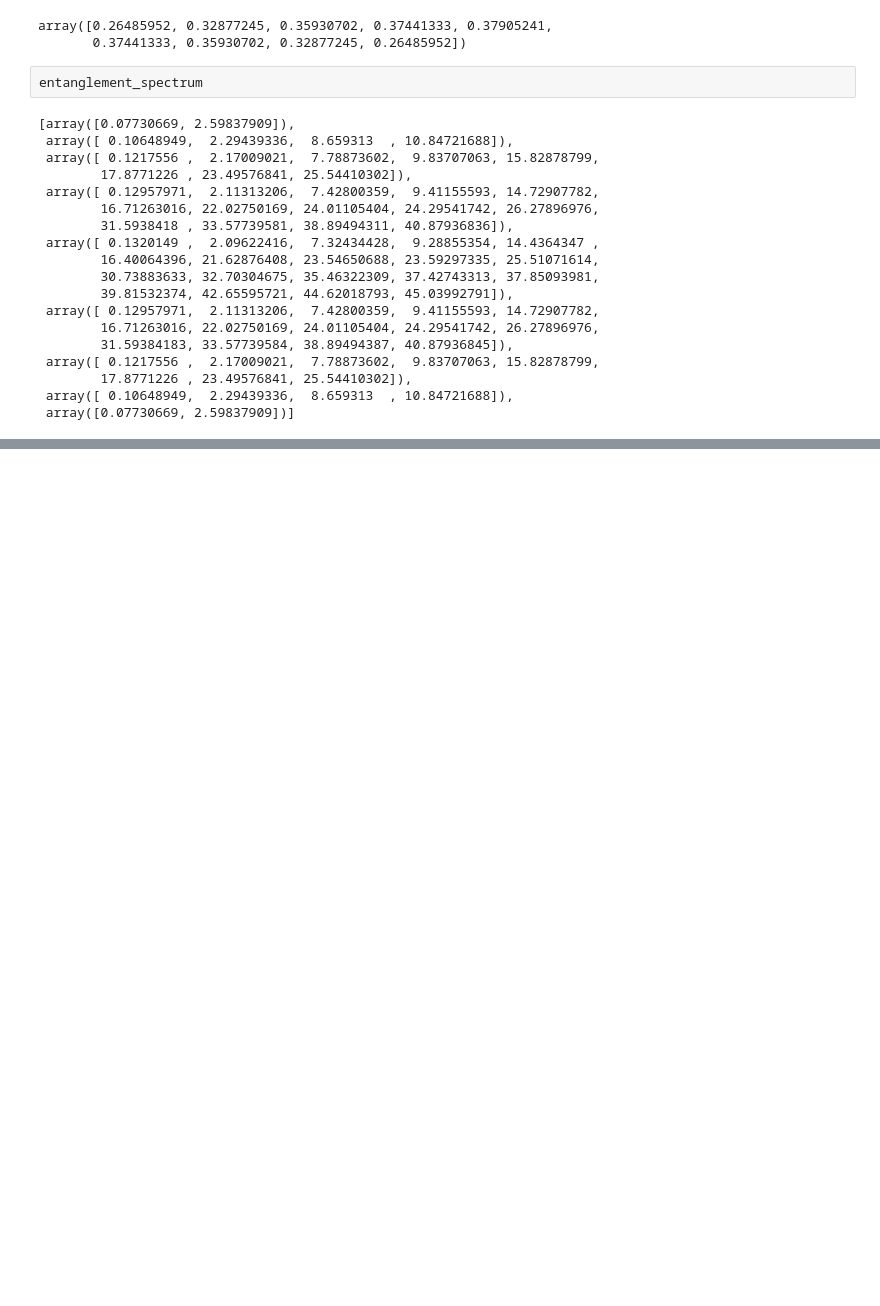
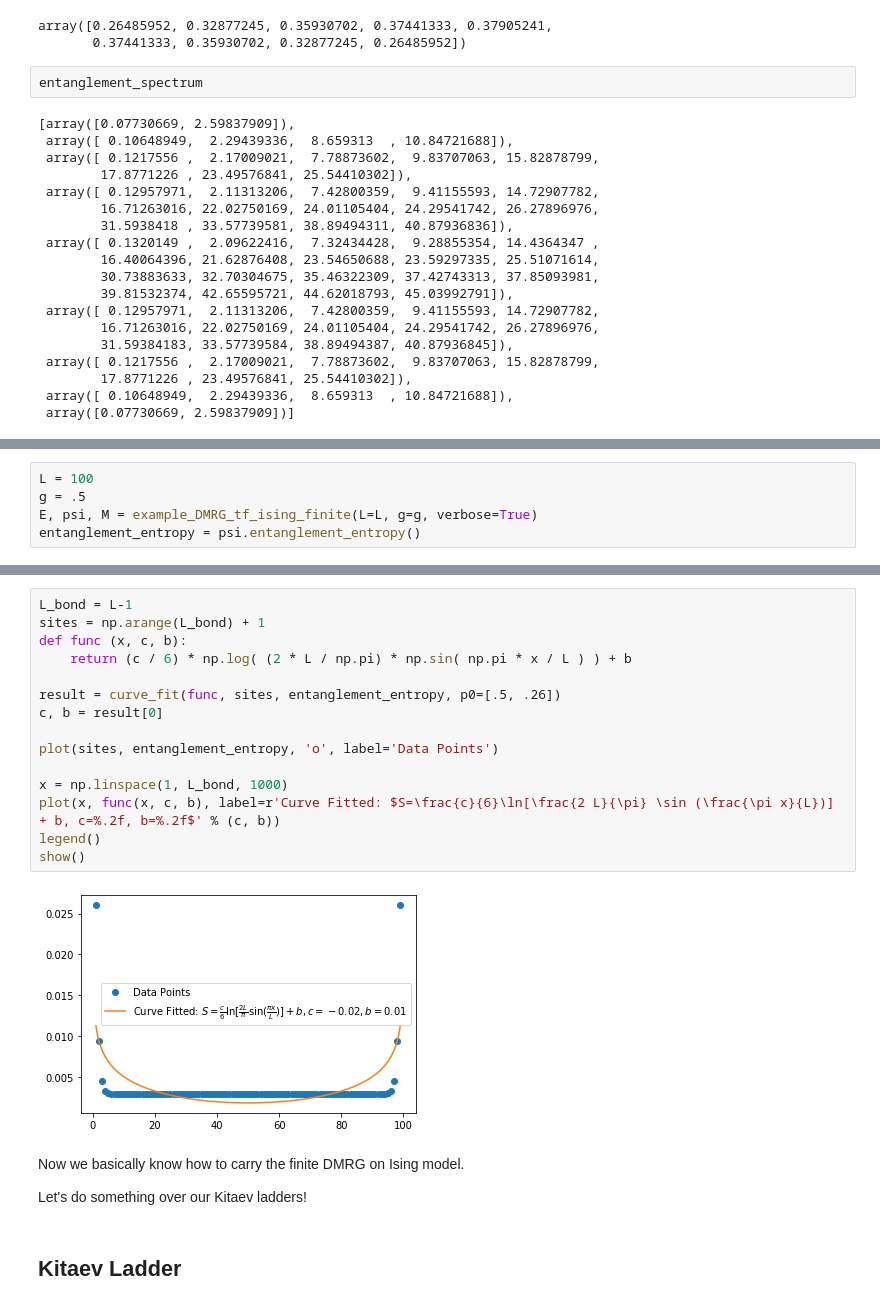
Before and after one commit to JerryChen97/KitaevLadder, a Jupyter notebook: Finite DMRG.ipynb, the cells around one changed output, grey strips where cells are left out. Drawn from its saved outputs; the diff is of its cells as text; blank space fills up the shorter version.

```diff
--- a/Finite DMRG.ipynb
+++ b/Finite DMRG.ipynb
@@ -139,0 +199,5 @@ entanglement_spectrum
+# %%
+L = 100
+g = .5
+E, psi, M = example_DMRG_tf_ising_finite(L=L, g=g, verbose=True)
+entanglement_entropy = psi.entanglement_entropy()
@@ -139,0 +222,23 @@ entanglement_spectrum
+# %%
+L_bond = L-1
+sites = np.arange(L_bond) + 1
+def func (x, c, b):
+    return (c / 6) * np.log( (2 * L / np.pi) * np.sin( np.pi * x / L ) ) + b
+
+result = curve_fit(func, sites, entanglement_entropy, p0=[.5, .26])
+c, b = result[0]
+
+plot(sites, entanglement_entropy, 'o', label='Data Points')
+
+x = np.linspace(1, L_bond, 1000)
+plot(x, func(x, c, b), label=r'Curve Fitted: $S=\frac{c}{6}\ln[\frac{2 L}{\pi} \sin (\frac{\pi x}{L})] + b, c=%.2f, b=%.2f$' % (c, b))
+legend()
+show()
+# %% [output]
+[figure, added]
+# %% [markdown]
+Now we basically know how to carry the finite DMRG on Ising model.
+
+Let's do something over our Kitaev ladders!
+# %% [markdown]
+## Kitaev Ladder
```
Also changed, not shown: parts of 9 cells of this notebook, 9 other files.
